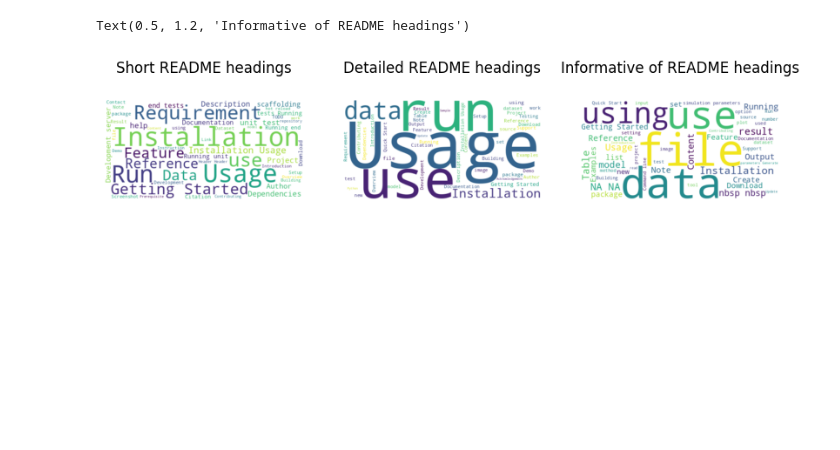
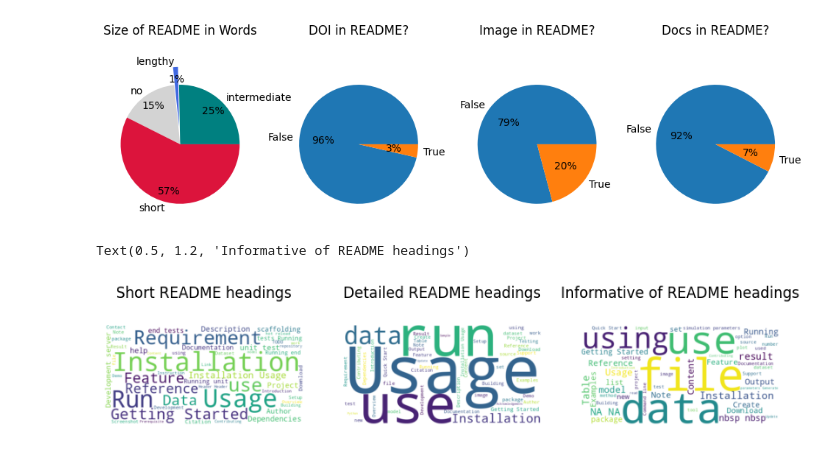
Before and after one commit to Indoc-Research/RS_repos_analysis, a Jupyter notebook: metrics_viz/readme_analysis.ipynb, the cells around one changed output. Drawn from its saved outputs; the diff is of its cells as text; code cells hidden in the pictures; blank space fills up the shorter version.

Commit message:
added additional piecharts for readme and fair principle

```diff
--- a/metrics_viz/readme_analysis.ipynb
+++ b/metrics_viz/readme_analysis.ipynb
@@ -54,7 +31,0 @@ readme["size"] = readme["readme"].apply(str2byte)
-# %%
-detail_level = [classify_size(size) for size in readme["size"]]
-readme["detail_level"] = detail_level
-categories, counts = np.unique(detail_level, return_counts=True)
-all_readmes = " ".join(readme["readme"].dropna())
-headings = re.findall(r'^(#+)\s+(.+)', all_readmes, flags=re.MULTILINE)
-headings = " ".join(np.asarray(headings)[:, 1])
@@ -61 +102,34 @@ headings = " ".join(np.asarray(headings)[:, 1])
+# %%
+readme["size"] = readme["readme"].apply(str2byte)
+readme["words_count"] = readme["readme"].apply(compute_words_count)
+readme["has_doi"] = readme["readme"].apply(has_doi)
+readme["has_img"] = readme["readme"].apply(has_image)
+readme["has_docs"] = readme["readme"].apply(has_docs)
+readme["detail_level"] = readme["words_count"].apply(classify_size)
+# %%
+doi_categories, doi_counts = np.unique(readme["has_doi"], return_counts=True)
+categories, counts = np.unique(readme["detail_level"], return_counts=True)
+img_categories, img_counts = np.unique(readme["has_img"], return_counts=True)
+docs_categories, docs_counts = np.unique(readme["has_docs"], return_counts=True)
+# %%
+fig, axs = plt.subplots(1,4, figsize=(12,7))
+axs[0].pie(counts,
+           labels=categories,
+           colors=["teal", "royalblue", "lightgray", "crimson"],
+           autopct='%1i%%',
+           pctdistance=0.8,
+           explode=[0, 0.3, 0, 0])
+
+axs[1].pie(doi_counts, labels=doi_categories, autopct='%i%%')
+axs[2].pie(img_counts, labels=img_categories, autopct='%i%%')
+axs[3].pie(docs_counts, labels=docs_categories, autopct='%i%%')
+
+axs[0].set_title("Size of README in Words", y=1.2)
+axs[1].set_title("DOI in README?", y=1.2)
+axs[2].set_title("Image in README?", y=1.2)
+axs[3].set_title("Docs in README?", y=1.2)
+
+plt.savefig("../figures/README_analysis.png")
+# %% [output]
+[figure, added]
 # %%
```
Also changed, not shown: parts of 11 cells of this notebook, 6 other files.
